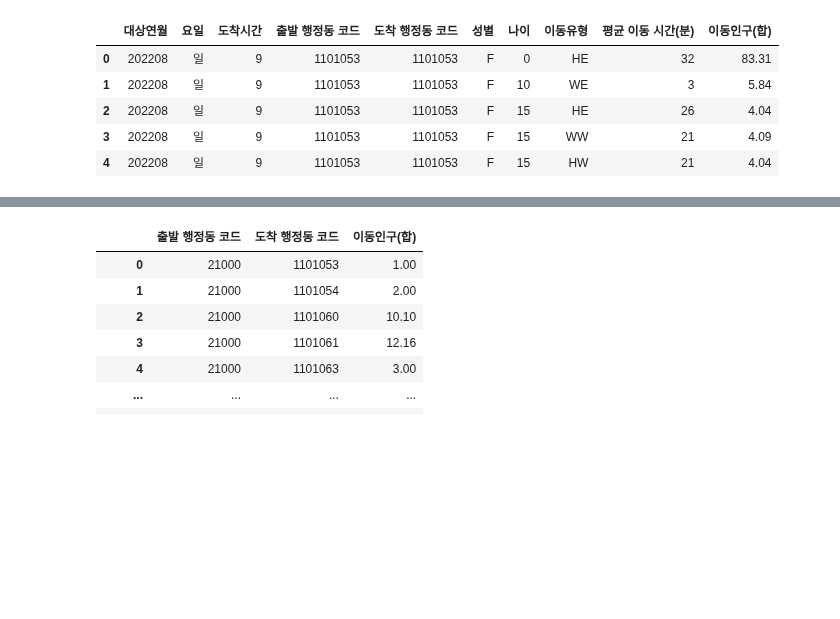
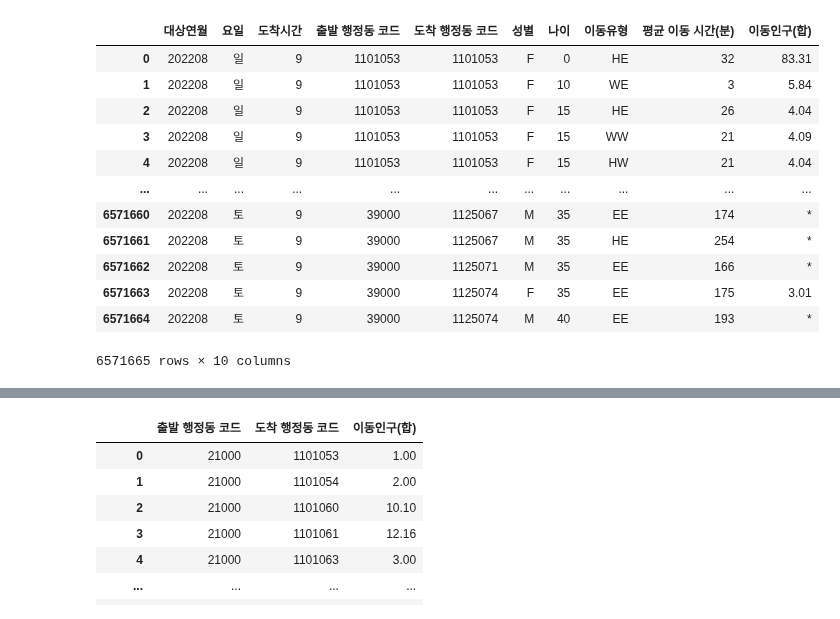
Before and after one commit to lg960214/DACON_Seoul_6, a Jupyter notebook: pre.ipynb, the cells around one changed output, grey strips where cells are left out. Drawn from its saved outputs; the diff is of its cells as text; code cells hidden in the pictures; blank space fills up the shorter version.

```diff
--- a/pre.ipynb
+++ b/pre.ipynb
@@ -6,15 +6,22 @@ import matplotlib.pyplot as plt
 # %%
 # fname_list = os.listdir("/content/drive/MyDrive/DL_data/DACON6/서울시 인구 이동/서울시 8월 생활이동데이터")
 # tmp = pd.read_csv("./"+ fname, index_col = False, encoding='cp949')
 
 df = pd.read_csv('/content/drive/MyDrive/DL_data/DACON6/서울시 인구 이동/서울시 8월 생활이동데이터/생활이동_행정동_2022.08_09시.csv', encoding='cp949')
 
-df.head()
+df
 # %% [output]
 |  | 대상연월 | 요일 | 도착시간 | 출발 행정동 코드 | 도착 행정동 코드 | 성별 | 나이 | 이동유형 | 평균 이동 시간(분) | 이동인구(합) |
 | 0 | 202208 | 일 | 9 | 1101053 | 1101053 | F | 0 | HE | 32 | 83.31 |
 | 1 | 202208 | 일 | 9 | 1101053 | 1101053 | F | 10 | WE | 3 | 5.84 |
 | 2 | 202208 | 일 | 9 | 1101053 | 1101053 | F | 15 | HE | 26 | 4.04 |
 | 3 | 202208 | 일 | 9 | 1101053 | 1101053 | F | 15 | WW | 21 | 4.09 |
 | 4 | 202208 | 일 | 9 | 1101053 | 1101053 | F | 15 | HW | 21 | 4.04 |
+| ... | ... | ... | ... | ... | ... | ... | ... | ... | ... | ... |
+| 6571660 | 202208 | 토 | 9 | 39000 | 1125067 | M | 35 | EE | 174 | * |
+| 6571661 | 202208 | 토 | 9 | 39000 | 1125067 | M | 35 | HE | 254 | * |
+| 6571662 | 202208 | 토 | 9 | 39000 | 1125071 | M | 35 | EE | 166 | * |
+| 6571663 | 202208 | 토 | 9 | 39000 | 1125074 | F | 35 | EE | 175 | 3.01 |
+| 6571664 | 202208 | 토 | 9 | 39000 | 1125074 | M | 40 | EE | 193 | * |
+6571665 rows × 10 columns
 # %%
```
Also changed, not shown: parts of 1 cell of this notebook.
